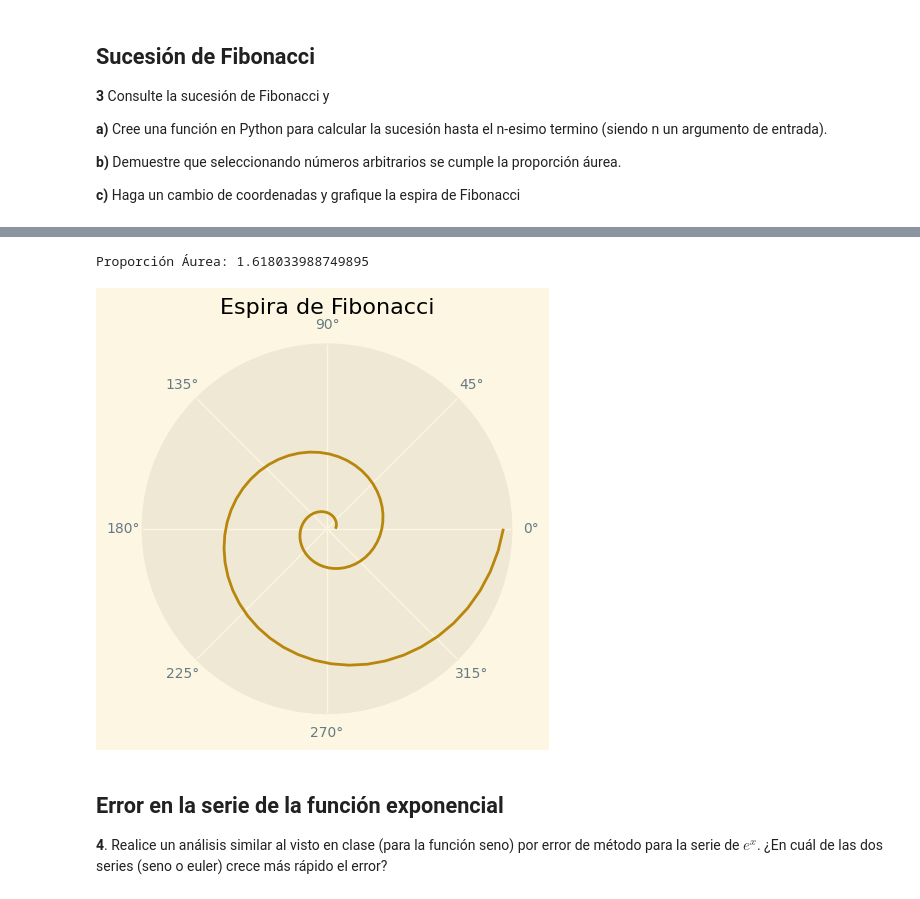
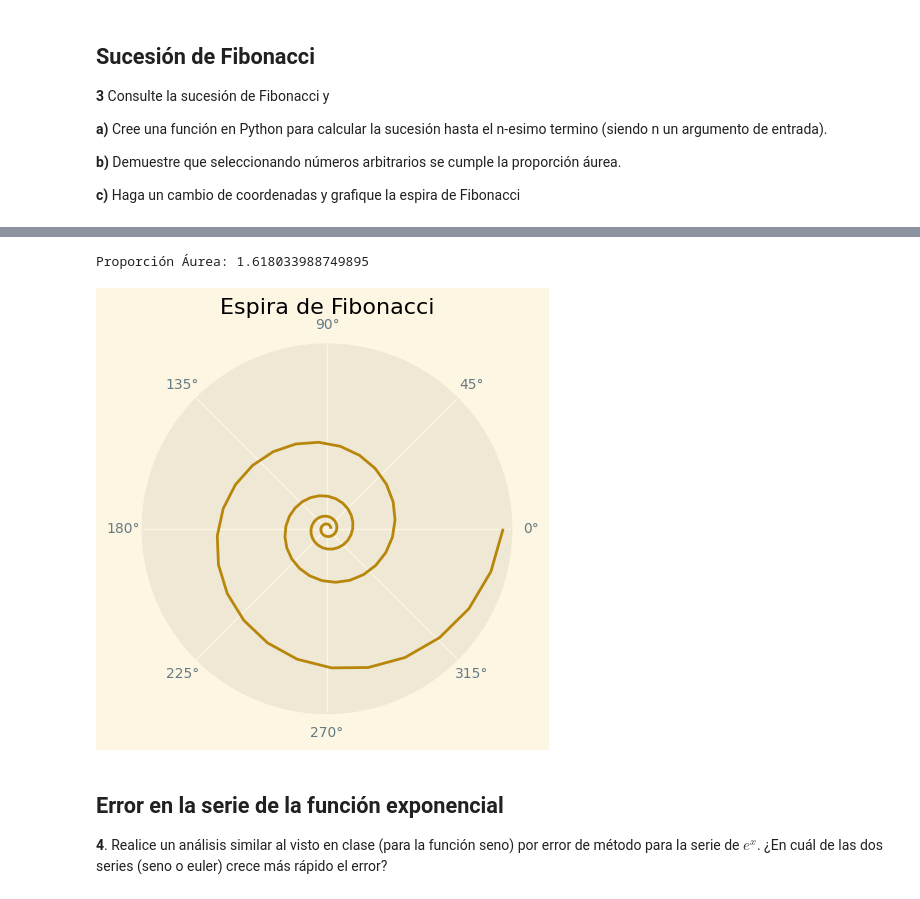
Before and after one commit to estivengrx/computational_methods_physics_astronomy, a Jupyter notebook: Workshops/taller_01_EstivenCastrillon.ipynb, the cells around one changed output, grey strips where cells are left out. Cells and saved outputs as stored; diff of their text form; code cells hidden in the pictures.

```diff
--- a/Workshops/taller_01_EstivenCastrillon.ipynb
+++ b/Workshops/taller_01_EstivenCastrillon.ipynb
@@ -208,35 +208,35 @@ Proporción áurea para cada número:
 # %%
 # --c) Haga un cambio de coordenadas y grafique la espira de Fibonacci-- #
 def plot_fibonacci(secuencia: list[int]) -> None:
     """
     Grafica una espiral de Fibonacci en un eje polar.
 
     La función toma una secuencia de Fibonacci como entrada y calcula la proporción áurea entre los dos últimos términos de la secuencia.
     Luego, genera ángulos para la espiral y calcula el radio para la espiral.
     Finalmente, traza la espiral en un gráfico polar y muestra el gráfico.
 
     :param secuencia: Una lista de números enteros que representan una secuencia de Fibonacci.
     """
     # Calcular la razón áurea entre los dos últimos términos de la secuencia
     proporcion_aurea = secuencia[-1] / secuencia[-2]
     print(f"Proporción Áurea: {proporcion_aurea}")
 
     # Generar ángulos y radio en polares para la espiral
-    angulos = np.linspace(0, 4 * np.pi, num=len(secuencia))
+    angulos = np.linspace(0, 8 * np.pi, num=len(secuencia))
     radio = proporcion_aurea ** (angulos / np.pi)
 
     fig, ax = plt.subplots(subplot_kw={'projection': 'polar'})
     ax.plot(angulos, radio, label="Espiral de Fibonacci", color='#B8860B')
     ax.set_rticks([])  # Eliminar las etiquetas radiales
     ax.grid(True)
 
     ax.set_title("Espira de Fibonacci", va='top')
     plt.show()
 
 plot_fibonacci([fibonacci(n) for n in range(1, 100)])
 # %% [output]
 Proporción Áurea: 1.618033988749895
-[figure, old version]
+[figure, new version]
 # %% [markdown]
 ## Error en la serie de la función exponencial
 **4**. Realice un análisis similar al visto en clase (para la función seno) por error de método para la serie de $e^x$. ¿En cuál de las dos series (seno o euler) crece más rápido el error?
```
Also changed, not shown: parts of 4 cells of this notebook.
